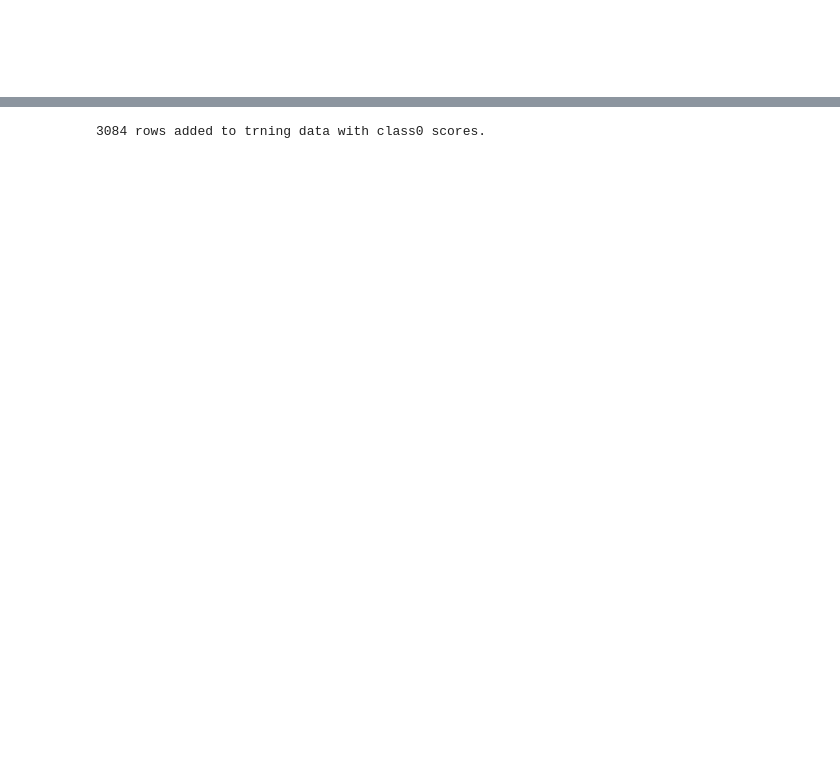
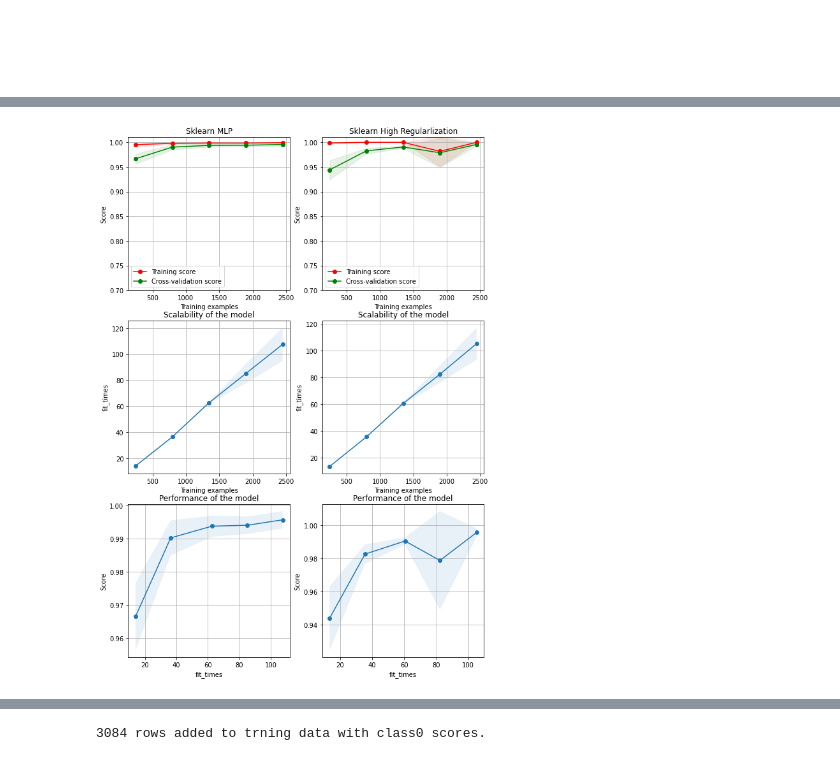
Before and after one commit to LordLean/Machine-Learning, a Jupyter notebook: Kaggle/ML_Coursework.ipynb, the cells around one changed output, grey strips where cells are left out. Saved outputs shown, nothing was run; the diff lists cells and outputs as text; code cells hidden in the pictures; blank space fills up the shorter version.

```diff
--- a/Kaggle/ML_Coursework.ipynb
+++ b/Kaggle/ML_Coursework.ipynb
@@ -76,3 +86,4 @@ train = pd.read_csv("/content/training.csv")
 test = pd.read_csv("/content/testing.csv")
 test_proportions = pd.read_csv("/content/test_proportions.csv")
 additional_train = pd.read_csv("/content/additional_training.csv")
+annotation_confidence = pd.read_csv("/content/annotation_confidence.csv")
@@ -409,0 +720,11 @@ def resample_up(trn_total):
+# %%
+# AdaBoost Classifier
+
+clf = AdaBoostClassifier(n_estimators=25, random_state=seed)
+
+clf.fit(X,y)
+
+# Predictions.
+predictions_final = clf.predict(test_data)
+
+estimate(predictions_final)
@@ -409,0 +861,36 @@ def resample_up(trn_total):
+# %%
+#@title Plot Learning Curves - Compare two models.
+# https://scikit-learn.org/stable/auto_examples/model_selection/plot_learning_curve.html
+
+fig, axes = plt.subplots(3, 2, figsize=(10, 15))
+
+title = "Sklearn MLP"
+clf1 = MLPClassifier(solver="adam",
+                        activation="logistic",
+                        hidden_layer_sizes=hddn_lyrs,
+                        max_iter=mx_itr,
+                        alpha=1e-5,
+                        random_state=1,
+                        learning_rate=lr["c"]
+                        )
+cv = ShuffleSplit(n_splits=6, test_size=0.2, random_state=seed)
+plot_learning_curve(clf, title, X, y, axes=axes[:, 0], ylim=(0.7, 1.01),
+                    cv=cv, n_jobs=4)
+
+
+title = "Sklearn High Regularlization"
+clf2 = MLPClassifier(solver="adam",
+                        activation="logistic",
+                        hidden_layer_sizes=hddn_lyrs,
+                        max_iter=mx_itr,
+                        alpha=0.01,
+                        random_state=1,
+                        learning_rate=lr["c"]
+                        )
+cv = ShuffleSplit(n_splits=6, test_size=0.2, random_state=seed)
+plot_learning_curve(clf2, title, X, y, axes=axes[:, 1], ylim=(0.7, 1.01),
+                    cv=cv, n_jobs=4)
+
+plt.show()
+# %% [output]
+[figure, added]
```
Also changed, not shown: parts of 90 cells of this notebook.
